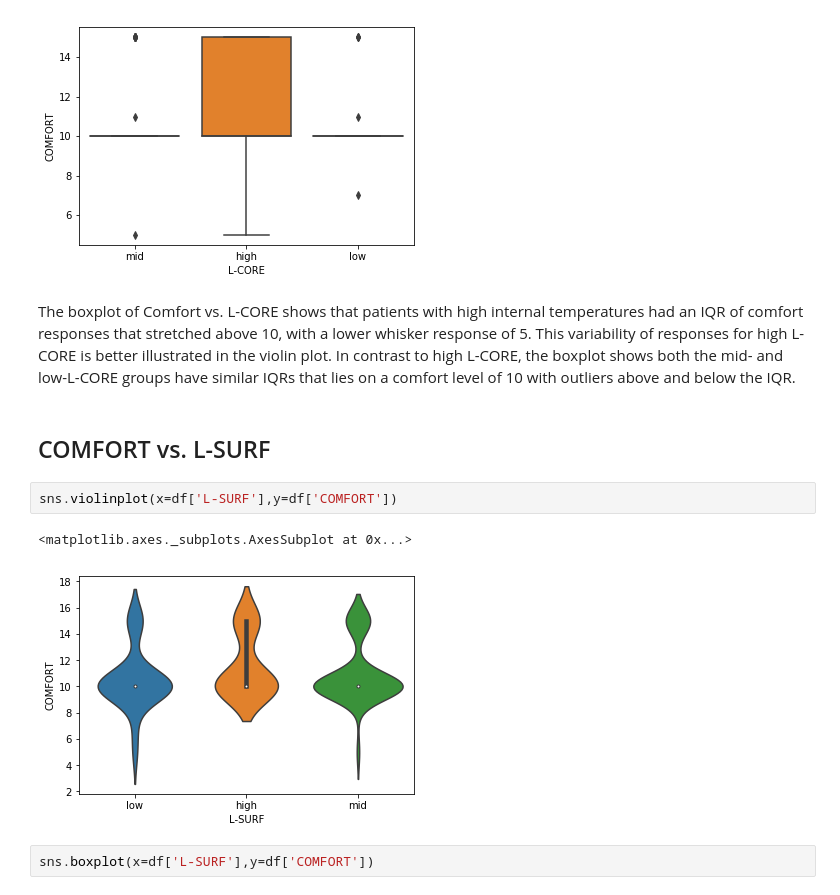
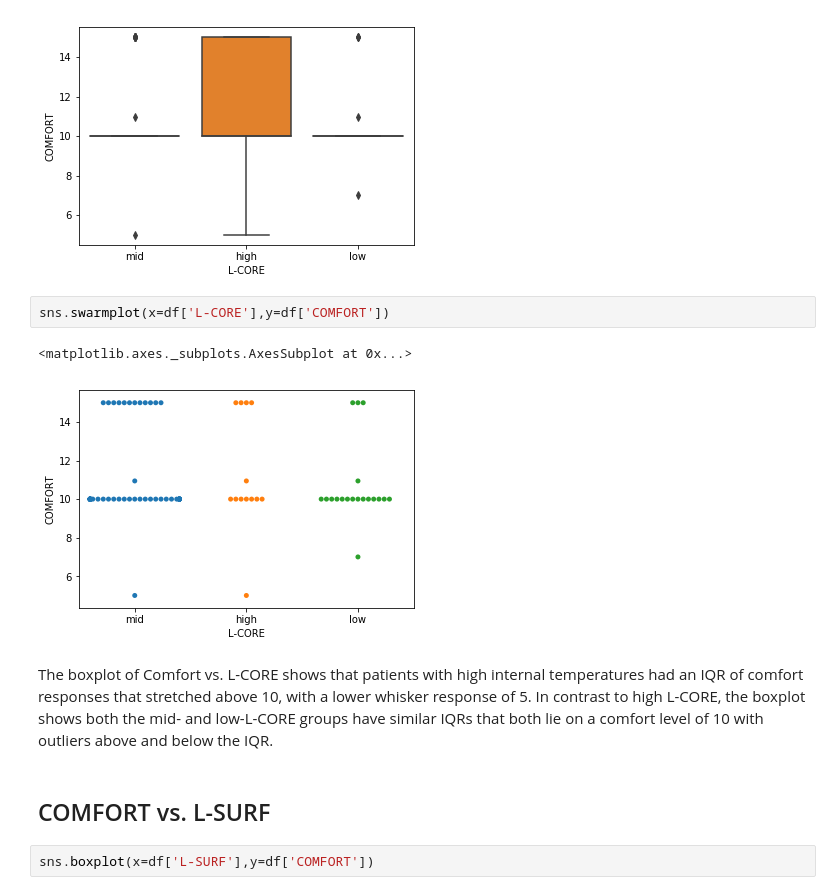
Before and after one commit to degroffr/HW1_BMEDataScience, a Jupyter notebook: HW1 Data Science.ipynb, the cells around one changed output. Saved outputs shown, nothing was run; the diff lists cells and outputs as text.

```diff
--- a/HW1 Data Science.ipynb
+++ b/HW1 Data Science.ipynb
@@ -85,15 +77,15 @@ sns.boxplot(x=df['L-CORE'],y=df['COMFORT'])
 # %% [output]
 <matplotlib.axes._subplots.AxesSubplot at 0x...>
 [figure]
+# %%
+sns.swarmplot(x=df['L-CORE'],y=df['COMFORT'])
+# %% [output]
+<matplotlib.axes._subplots.AxesSubplot at 0x...>
+[figure, added]
 # %% [markdown]
-The boxplot of Comfort vs. L-CORE shows that patients with high internal temperatures had an IQR of comfort responses that stretched above 10, with a lower whisker response of 5. This variability of responses for high L-CORE is better illustrated in the violin plot. In contrast to high L-CORE, the boxplot shows both the mid- and low-L-CORE groups have similar IQRs that lies on a comfort level of 10 with outliers above and below the IQR.
+The boxplot of Comfort vs. L-CORE shows that patients with high internal temperatures had an IQR of comfort responses that stretched above 10, with a lower whisker response of 5. In contrast to high L-CORE, the boxplot shows both the mid- and low-L-CORE groups have similar IQRs that both lie on a comfort level of 10 with outliers above and below the IQR.
 # %% [markdown]
 ## COMFORT vs. L-SURF
-# %%
-sns.violinplot(x=df['L-SURF'],y=df['COMFORT'])
-# %% [output]
-<matplotlib.axes._subplots.AxesSubplot at 0x...>
-[figure, removed]
 # %%
 sns.boxplot(x=df['L-SURF'],y=df['COMFORT'])
 # %% [output]
```
Also changed, not shown: parts of 31 cells of this notebook.
